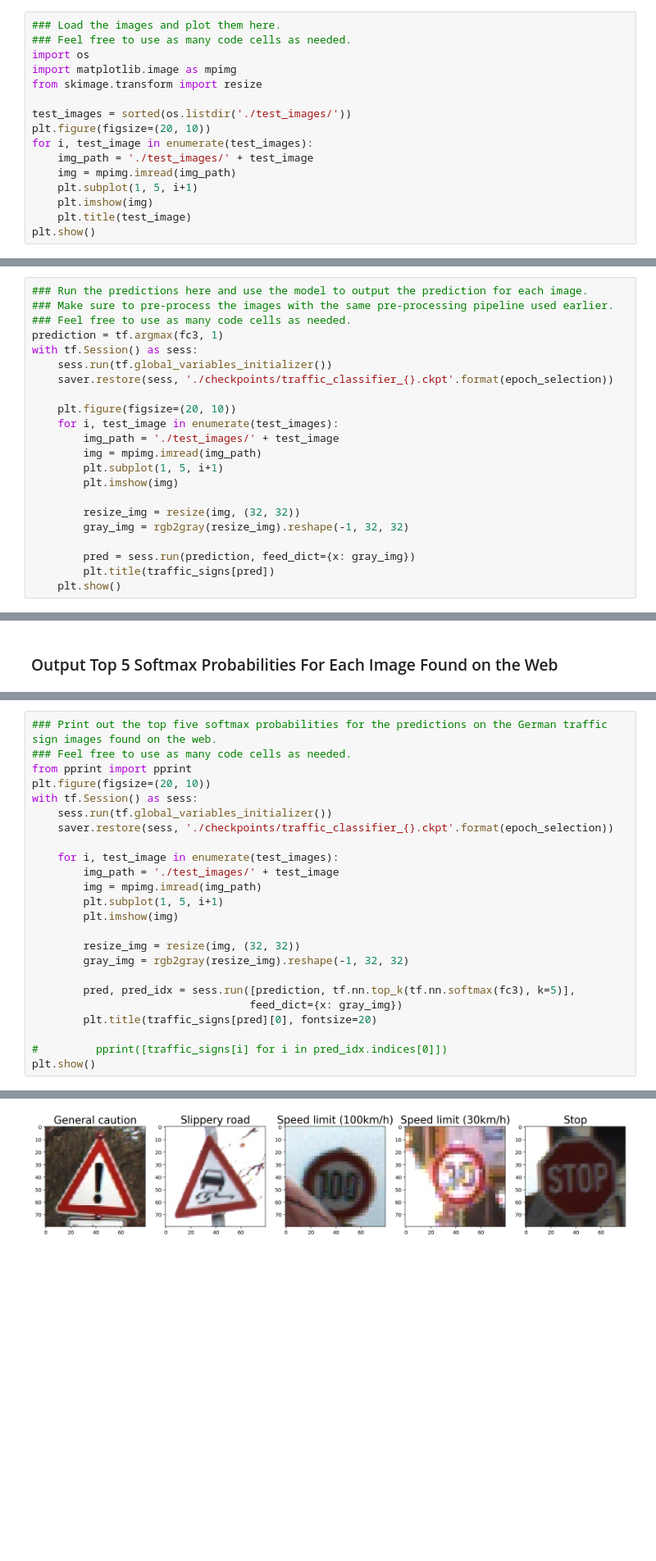
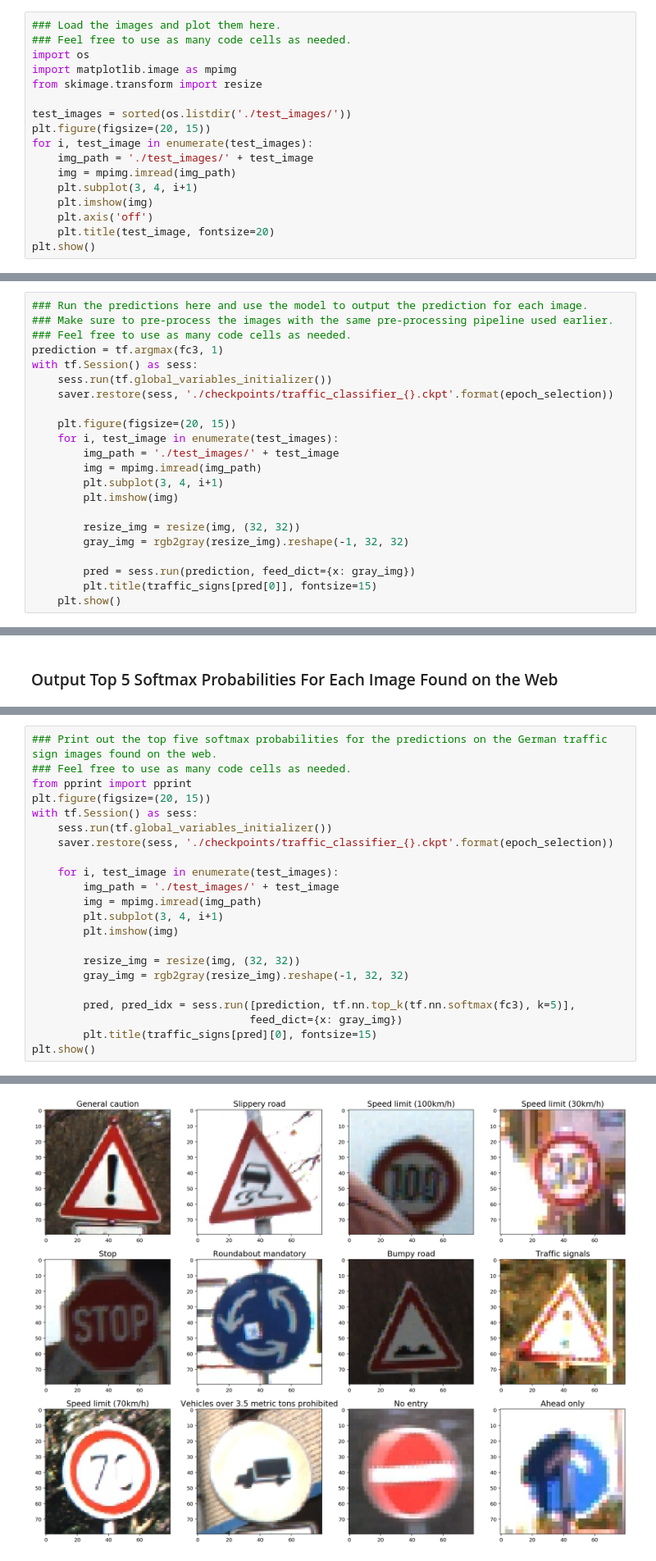
Before and after one commit to yoon-gu/CarND-Traffic-Sign-Classifier-Project, a Jupyter notebook: Traffic_Sign_Classifier.ipynb, the cells around one changed output, grey strips where cells are left out. Shown at 82% size. Cells and saved outputs as stored; diff of their text form; blank space fills up the shorter version.

```diff
--- a/Traffic_Sign_Classifier.ipynb
+++ b/Traffic_Sign_Classifier.ipynb
@@ -339,12 +310,13 @@ import matplotlib.image as mpimg
 from skimage.transform import resize
 
 test_images = sorted(os.listdir('./test_images/'))
-plt.figure(figsize=(20, 10))
+plt.figure(figsize=(20, 15))
 for i, test_image in enumerate(test_images):
     img_path = './test_images/' + test_image
     img = mpimg.imread(img_path)
-    plt.subplot(1, 5, i+1)
+    plt.subplot(3, 4, i+1)
     plt.imshow(img)
-    plt.title(test_image)
+    plt.axis('off')
+    plt.title(test_image, fontsize=20)
 plt.show()
 # %% [output]
@@ -360,18 +332,18 @@ with tf.Session() as sess:
     sess.run(tf.global_variables_initializer())
     saver.restore(sess, './checkpoints/traffic_classifier_{}.ckpt'.format(epoch_selection))
 
-    plt.figure(figsize=(20, 10))
+    plt.figure(figsize=(20, 15))
     for i, test_image in enumerate(test_images):
         img_path = './test_images/' + test_image
         img = mpimg.imread(img_path)
-        plt.subplot(1, 5, i+1)
+        plt.subplot(3, 4, i+1)
         plt.imshow(img)
 
         resize_img = resize(img, (32, 32))
         gray_img = rgb2gray(resize_img).reshape(-1, 32, 32)
 
         pred = sess.run(prediction, feed_dict={x: gray_img})
-        plt.title(traffic_signs[pred])
+        plt.title(traffic_signs[pred[0]], fontsize=15)
     plt.show()
 # %% [output]
 INFO:tensorflow:Restoring parameters from ./checkpoints/traffic_classifier_19.ckpt
@@ -424,30 +396,28 @@ Looking just at the first row we get `[ 0.34763842,  0.24879643,  0.12789202]`,
 # %%
 ### Print out the top five softmax probabilities for the predictions on the German traffic sign images found on the web.
 ### Feel free to use as many code cells as needed.
 from pprint import pprint
-plt.figure(figsize=(20, 10))
+plt.figure(figsize=(20, 15))
 with tf.Session() as sess:
     sess.run(tf.global_variables_initializer())
     saver.restore(sess, './checkpoints/traffic_classifier_{}.ckpt'.format(epoch_selection))
 
     for i, test_image in enumerate(test_images):
         img_path = './test_images/' + test_image
         img = mpimg.imread(img_path)
-        plt.subplot(1, 5, i+1)
+        plt.subplot(3, 4, i+1)
         plt.imshow(img)
 
         resize_img = resize(img, (32, 32))
         gray_img = rgb2gray(resize_img).reshape(-1, 32, 32)
 
         pred, pred_idx = sess.run([prediction, tf.nn.top_k(tf.nn.softmax(fc3), k=5)],
                                   feed_dict={x: gray_img})
-        plt.title(traffic_signs[pred][0], fontsize=20)
-
-#         pprint([traffic_signs[i] for i in pred_idx.indices[0]])
+        plt.title(traffic_signs[pred][0], fontsize=15)
 plt.show()
 # %% [output]
 INFO:tensorflow:Restoring parameters from ./checkpoints/traffic_classifier_19.ckpt
-[figure, old version]
+[figure, new version]
 # %% [markdown]
 ### Project Writeup
 
```
Also changed, not shown: parts of 9 cells of this notebook.
